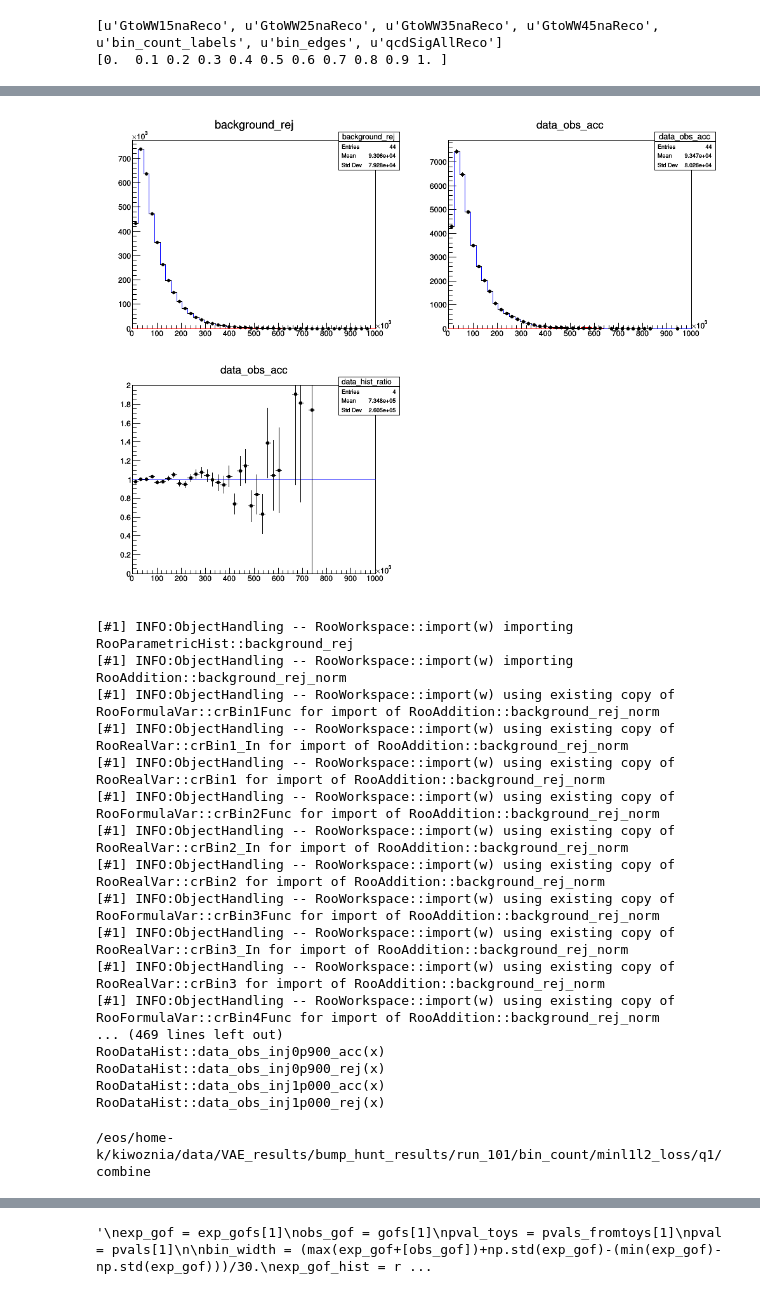
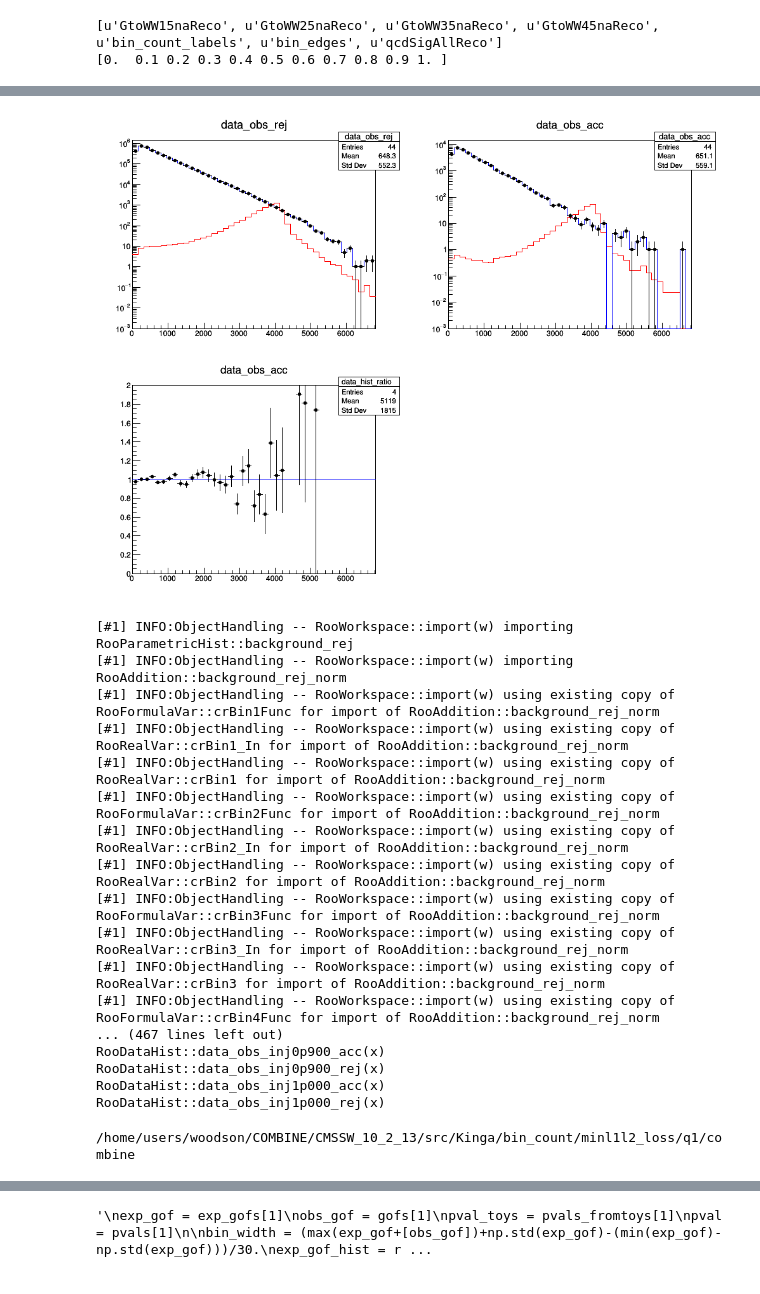
Before and after one commit to kingusiu/cofitan, a Jupyter notebook: Simple_combine_na3.5TeV_s5_q1.ipynb, the cells around one changed output, grey strips where cells are left out. Drawn from its saved outputs; the diff is of its cells as text; code cells hidden in the pictures.

Commit message:
exclude b-only zero bins

```diff
--- a/Simple_combine_na3.5TeV_s5_q1.ipynb
+++ b/Simple_combine_na3.5TeV_s5_q1.ipynb
@@ -8,7 +8,7 @@ import os
 # %% [output]
 Welcome to JupyROOT 6.12/07
 # %%
-base_dir = '/eos/home-k/kiwoznia/data/VAE_results/bump_hunt_results/run_101/bin_count/minl1l2_loss/q1'
+base_dir = '/home/users/woodson/COMBINE/CMSSW_10_2_13/src/Kinga/bin_count/minl1l2_loss/q1'
 combine_dir = os.path.join(base_dir,'combine')
 !mkdir -p $combine_dir
 !rm $combine_dir/*
@@ -40,8 +38,9 @@ sig_tot = sig_tot*sig_xsec*lumi/sig_gen_events
 sig_acc = sig_acc*sig_xsec*lumi/sig_gen_events
 sig_rej = sig_rej*sig_xsec*lumi/sig_gen_events
 
-n_bins = len(bin_edges)-1
-max_bin = bin_edges[-1]
+# exclude the last bin
+n_bins = len(bin_edges)-2
+max_bin = bin_edges[-2]
 min_bin = bin_edges[0]
 # %% [output]
 [u'GtoWW15naReco', u'GtoWW25naReco', u'GtoWW35naReco', u'GtoWW45naReco', u'bin_count_labels', u'bin_edges', u'qcdSigAllReco']
@@ -73,9 +79,11 @@ c = rt.TCanvas('c','c',1000,800)
 c.Divide(2,2)
 
 c.cd(1)
+rt.gPad.SetLogy()
+data_hist_rej.SetMinimum(0.001)
 data_hist_rej.Draw('pez')
 background_hist_rej.SetLineColor(rt.kBlue)
-background_hist_rej.Draw('hist')
+background_hist_rej.Draw('histsame')
 signal_hist_rej.SetLineColor(rt.kRed)
 signal_hist_rej.Draw('histsame')
 data_hist_rej.SetLineColor(rt.kBlack)
@@ -85,8 +93,9 @@ data_hist_rej.SetMarkerSize(0.5)
 data_hist_rej.Draw('pezsame')
 
 c.cd(2)
+rt.gPad.SetLogy()
 data_hist_acc.Draw('pez')
-data_hist_acc.SetMinimum(0)
+data_hist_acc.SetMinimum(0.001)
 signal_hist_acc.SetLineColor(rt.kRed)
 signal_hist_acc.Draw('histsame')
 background_hist_acc.SetLineColor(rt.kBlue)
@@ -116,4 +126,4 @@ c.Draw()
-[figure, old version]
+[figure, new version]
 # %%
 # set up workspace
 datacard_ws = rt.TFile.Open(os.path.join(combine_dir,'datacard_ws.root'),'recreate')
@@ -192,7 +202,7 @@ w.Print('v')
 [#1] INFO:ObjectHandling -- RooWorkspace::import(w) using existing copy of RooRealVar::crBin3_In for import of RooAddition::background_rej_norm
 [#1] INFO:ObjectHandling -- RooWorkspace::import(w) using existing copy of RooRealVar::crBin3 for import of RooAddition::background_rej_norm
 [#1] INFO:ObjectHandling -- RooWorkspace::import(w) using existing copy of RooFormulaVar::crBin4Func for import of RooAddition::background_rej_norm
-... (469 lines left out)
+... (467 lines left out)
 RooDataHist::data_obs_inj0p900_acc(x)
 RooDataHist::data_obs_inj0p900_rej(x)
 RooDataHist::data_obs_inj1p000_acc(x)
@@ -201,7 +211,7 @@ RooDataHist::data_obs_inj1p000_rej(x)
 os.chdir(combine_dir)
 print(os.getcwd())
 # %% [output]
-/eos/home-k/kiwoznia/data/VAE_results/bump_hunt_results/run_101/bin_count/minl1l2_loss/q1/combine
+/home/users/woodson/COMBINE/CMSSW_10_2_13/src/Kinga/bin_count/minl1l2_loss/q1/combine
 # %%
 # datacard template
 # no background normalization uncertainty
```
Also changed, not shown: parts of 6 cells of this notebook.
